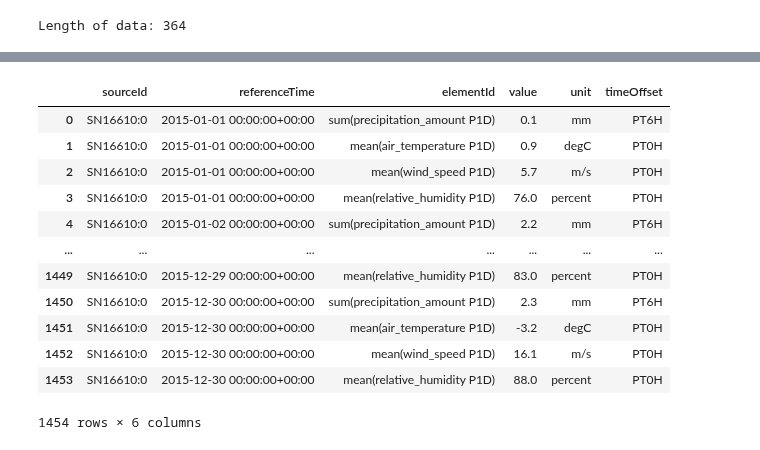
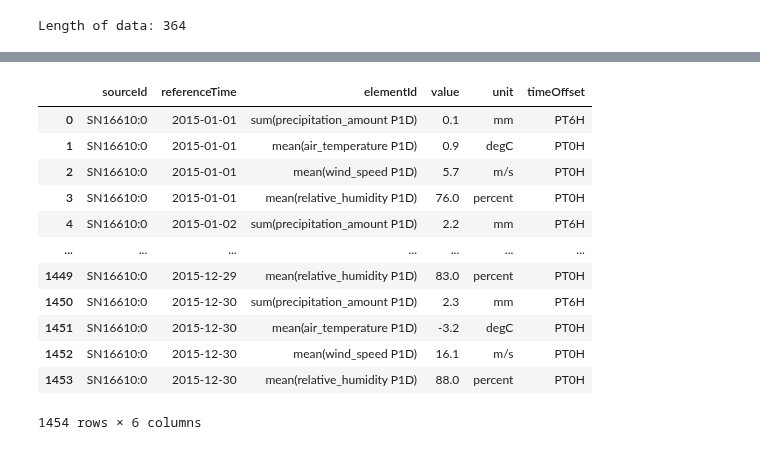
Before and after one commit to erlendrisvik/Compulsories, a Jupyter notebook: CA2/CA2.ipynb, the cells around one changed output, grey strips where cells are left out. Saved outputs shown, nothing was run; the diff lists cells and outputs as text; code cells hidden in the pictures.

```diff
--- a/CA2/CA2.ipynb
+++ b/CA2/CA2.ipynb
@@ -133,31 +113,31 @@ json
 # %%
 df = pd.DataFrame()
 data = json['data']
 for i in range(len(data)):
     row = pd.DataFrame(data[i]['observations'])
     row['referenceTime'] = data[i]['referenceTime']
     row['sourceId'] = data[i]['sourceId']
     df = pd.concat([df, row], ignore_index=True)
 
 df = df.reset_index(drop=True)
 
 columns = ['sourceId','referenceTime','elementId','value','unit','timeOffset']
 df2 = df[columns].copy()
-df2['referenceTime'] = pd.to_datetime(df2['referenceTime'])
+df2['referenceTime'] = pd.to_datetime(df2['referenceTime']).dt.strftime('%Y-%m-%d')
 df2
 # %% [output]
 |  | sourceId | referenceTime | elementId | value | unit | timeOffset |
-| 0 | SN16610:0 | 2015-01-01 00:00:00+00:00 | sum(precipitation_amount P1D) | 0.1 | mm | PT6H |
-| 1 | SN16610:0 | 2015-01-01 00:00:00+00:00 | mean(air_temperature P1D) | 0.9 | degC | PT0H |
-| 2 | SN16610:0 | 2015-01-01 00:00:00+00:00 | mean(wind_speed P1D) | 5.7 | m/s | PT0H |
-| 3 | SN16610:0 | 2015-01-01 00:00:00+00:00 | mean(relative_humidity P1D) | 76.0 | percent | PT0H |
-| 4 | SN16610:0 | 2015-01-02 00:00:00+00:00 | sum(precipitation_amount P1D) | 2.2 | mm | PT6H |
+| 0 | SN16610:0 | 2015-01-01 | sum(precipitation_amount P1D) | 0.1 | mm | PT6H |
+| 1 | SN16610:0 | 2015-01-01 | mean(air_temperature P1D) | 0.9 | degC | PT0H |
+| 2 | SN16610:0 | 2015-01-01 | mean(wind_speed P1D) | 5.7 | m/s | PT0H |
+| 3 | SN16610:0 | 2015-01-01 | mean(relative_humidity P1D) | 76.0 | percent | PT0H |
+| 4 | SN16610:0 | 2015-01-02 | sum(precipitation_amount P1D) | 2.2 | mm | PT6H |
 | ... | ... | ... | ... | ... | ... | ... |
-| 1449 | SN16610:0 | 2015-12-29 00:00:00+00:00 | mean(relative_humidity P1D) | 83.0 | percent | PT0H |
-| 1450 | SN16610:0 | 2015-12-30 00:00:00+00:00 | sum(precipitation_amount P1D) | 2.3 | mm | PT6H |
-| 1451 | SN16610:0 | 2015-12-30 00:00:00+00:00 | mean(air_temperature P1D) | -3.2 | degC | PT0H |
-| 1452 | SN16610:0 | 2015-12-30 00:00:00+00:00 | mean(wind_speed P1D) | 16.1 | m/s | PT0H |
-| 1453 | SN16610:0 | 2015-12-30 00:00:00+00:00 | mean(relative_humidity P1D) | 88.0 | percent | PT0H |
+| 1449 | SN16610:0 | 2015-12-29 | mean(relative_humidity P1D) | 83.0 | percent | PT0H |
+| 1450 | SN16610:0 | 2015-12-30 | sum(precipitation_amount P1D) | 2.3 | mm | PT6H |
+| 1451 | SN16610:0 | 2015-12-30 | mean(air_temperature P1D) | -3.2 | degC | PT0H |
+| 1452 | SN16610:0 | 2015-12-30 | mean(wind_speed P1D) | 16.1 | m/s | PT0H |
+| 1453 | SN16610:0 | 2015-12-30 | mean(relative_humidity P1D) | 88.0 | percent | PT0H |
 1454 rows × 6 columns
 # %%
 # convert from wide to long format
```
Also changed, not shown: parts of 4 cells of this notebook.
